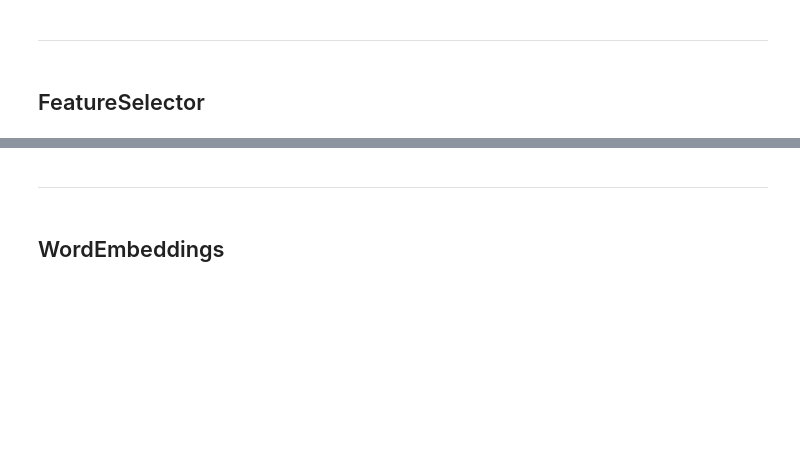
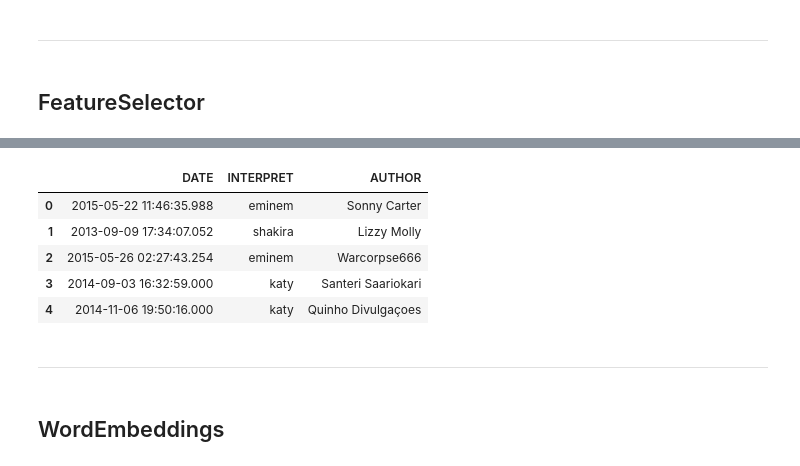
Before and after one commit to petr7555/ib031-yt-spam-detection, a Jupyter notebook: transformers.ipynb, the cells around one changed output, grey strips where cells are left out. Drawn from its saved outputs; the diff is of its cells as text; code cells hidden in the pictures; blank space fills up the shorter version.

```diff
--- a/transformers.ipynb
+++ b/transformers.ipynb
@@ -84,3 +85,14 @@ transformed.head()
+# %%
+# DEMO 3
+transformed = FeatureSelector(columns=["INTERPRET", "AUTHOR"], dtype_include="datetime").transform(train_X)
+transformed.head()
+# %% [output]
+|  | DATE | INTERPRET | AUTHOR |
+| 0 | 2015-05-22 11:46:35.988 | eminem | Sonny Carter |
+| 1 | 2013-09-09 17:34:07.052 | shakira | Lizzy Molly |
+| 2 | 2015-05-26 02:27:43.254 | eminem | Warcorpse666 |
+| 3 | 2014-09-03 16:32:59.000 | katy | Santeri Saariokari |
+| 4 | 2014-11-06 19:50:16.000 | katy | Quinho Divulgaçoes |
 # %% [markdown]
 ---
 # %% [markdown]
```
Also changed, not shown: parts of 23 cells of this notebook, 2 other files.
